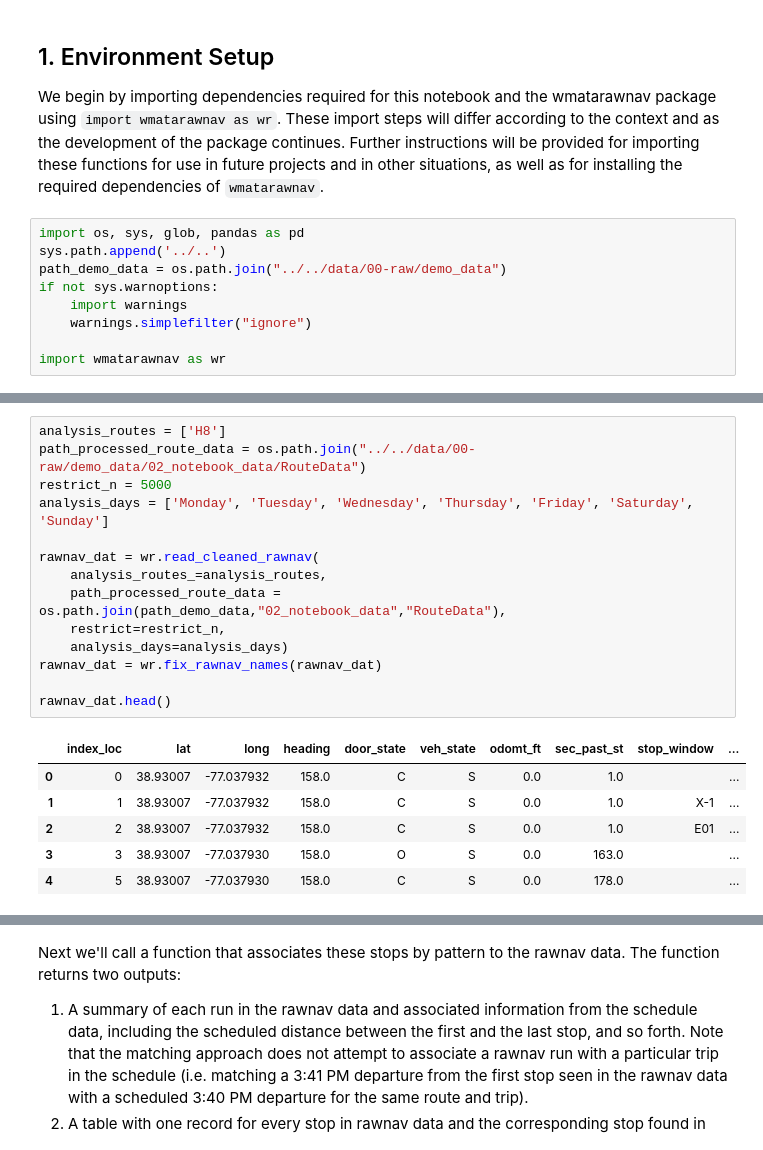
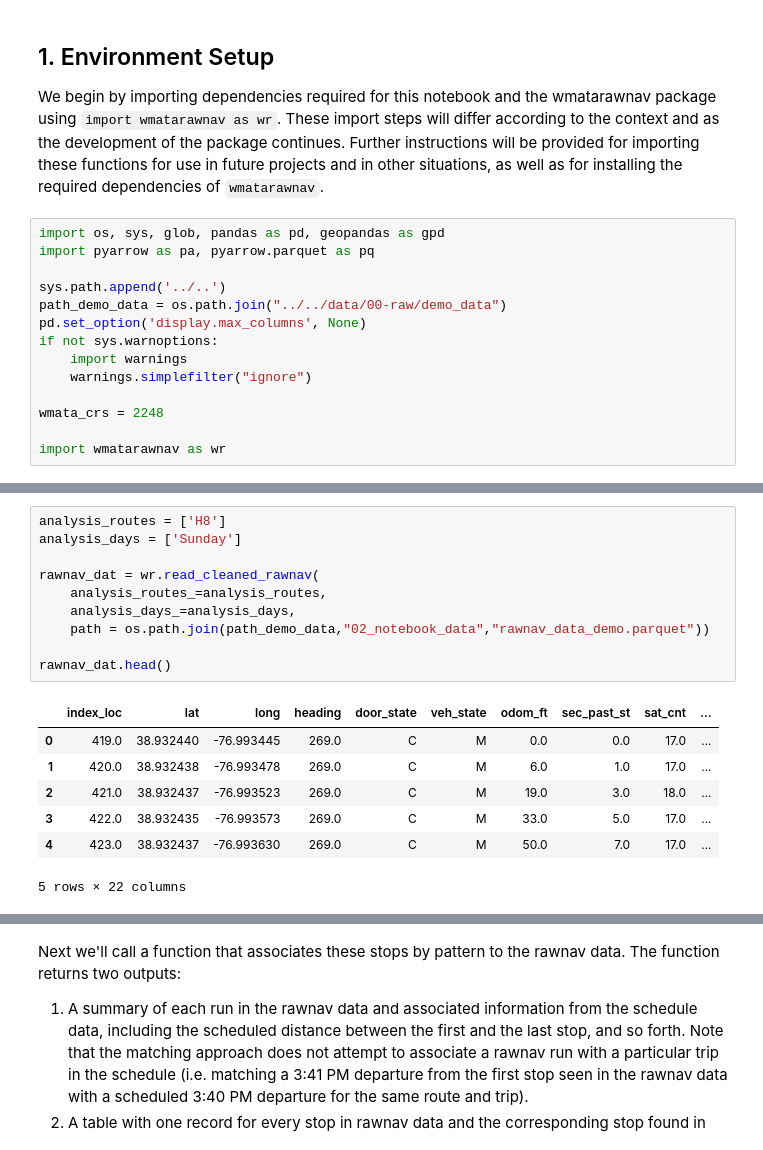
Before and after one commit to wmata-plan/WMATA_AVL, a Jupyter notebook: analysis/exploratory/02_Relate_rawnav_to_other_sources.ipynb, the cells around one changed output, grey strips where cells are left out. Drawn from its saved outputs; the diff is of its cells as text.

```diff
--- a/analysis/exploratory/02_Relate_rawnav_to_other_sources.ipynb
+++ b/analysis/exploratory/02_Relate_rawnav_to_other_sources.ipynb
@@ -22,13 +24,18 @@ The contents of this notebook include:
 
 We begin by importing dependencies required for this notebook and the wmatarawnav package using `import wmatarawnav as wr`. These import steps will differ according to the context and as the development of the package continues. Further instructions will be provided for importing these functions for use in future projects and in other situations, as well as for installing the required dependencies of `wmatarawnav`.
 # %%
-import os, sys, glob, pandas as pd
+import os, sys, glob, pandas as pd, geopandas as gpd
+import pyarrow as pa, pyarrow.parquet as pq
+
 sys.path.append('../..')
 path_demo_data = os.path.join("../../data/00-raw/demo_data")
+pd.set_option('display.max_columns', None)
 if not sys.warnoptions:
     import warnings
     warnings.simplefilter("ignore")
 
+wmata_crs = 2248
+
 import wmatarawnav as wr
 # %% [markdown]
 ## 2. Rawnav Data Management and Processing Approach
@@ -92,21 +105,18 @@ The `wr.read_cleaned_rawnav` function with the given arguments below returns a p
 # %%
 analysis_routes = ['H8']
-path_processed_route_data = os.path.join("../../data/00-raw/demo_data/02_notebook_data/RouteData")
-restrict_n = 5000
-analysis_days = ['Monday', 'Tuesday', 'Wednesday', 'Thursday', 'Friday', 'Saturday', 'Sunday']
+analysis_days = ['Sunday']
 
 rawnav_dat = wr.read_cleaned_rawnav(
     analysis_routes_=analysis_routes,
-    path_processed_route_data = os.path.join(path_demo_data,"02_notebook_data","RouteData"),
-    restrict=restrict_n,
-    analysis_days=analysis_days)
-rawnav_dat = wr.fix_rawnav_names(rawnav_dat)
+    analysis_days_=analysis_days,
+    path = os.path.join(path_demo_data,"02_notebook_data","rawnav_data_demo.parquet"))
 
 rawnav_dat.head()
 # %% [output]
-|  | index_loc | lat | long | heading | door_state | veh_state | odomt_ft | sec_past_st | stop_window | ... |
-| 0 | 0 | 38.93007 | -77.037932 | 158.0 | C | S | 0.0 | 1.0 |  | ... |
-| 1 | 1 | 38.93007 | -77.037932 | 158.0 | C | S | 0.0 | 1.0 | X-1 | ... |
-| 2 | 2 | 38.93007 | -77.037932 | 158.0 | C | S | 0.0 | 1.0 | E01 | ... |
-| 3 | 3 | 38.93007 | -77.037930 | 158.0 | O | S | 0.0 | 163.0 |  | ... |
-| 4 | 5 | 38.93007 | -77.037930 | 158.0 | C | S | 0.0 | 178.0 |  | ... |
+|  | index_loc | lat | long | heading | door_state | veh_state | odom_ft | sec_past_st | sat_cnt | ... |
+| 0 | 419.0 | 38.932440 | -76.993445 | 269.0 | C | M | 0.0 | 0.0 | 17.0 | ... |
+| 1 | 420.0 | 38.932438 | -76.993478 | 269.0 | C | M | 6.0 | 1.0 | 17.0 | ... |
+| 2 | 421.0 | 38.932437 | -76.993523 | 269.0 | C | M | 19.0 | 3.0 | 18.0 | ... |
+| 3 | 422.0 | 38.932435 | -76.993573 | 269.0 | C | M | 33.0 | 5.0 | 17.0 | ... |
+| 4 | 423.0 | 38.932437 | -76.993630 | 269.0 | C | M | 50.0 | 7.0 | 17.0 | ... |
+5 rows × 22 columns
```
Also changed, not shown: parts of 23 cells of this notebook, 12 other files.
